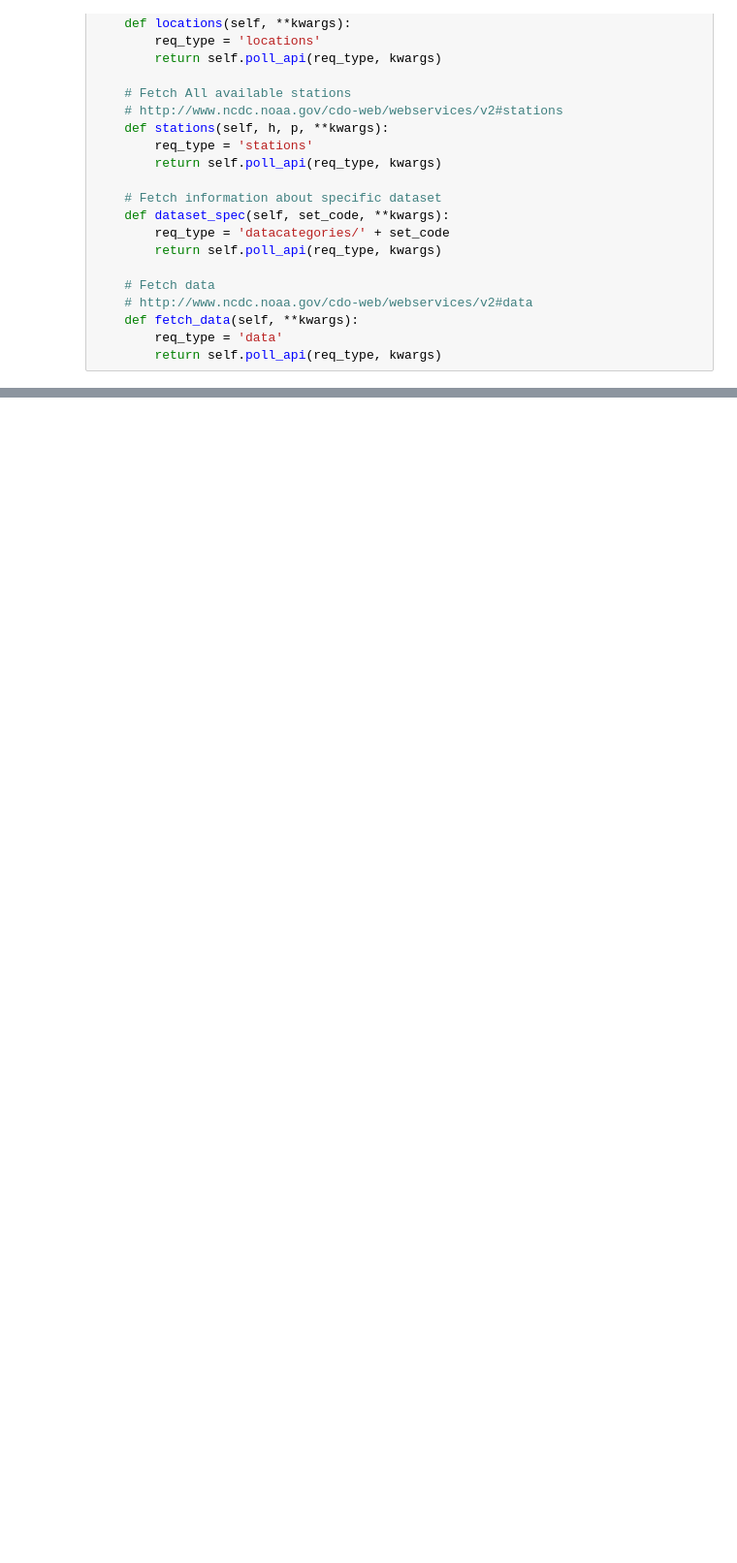
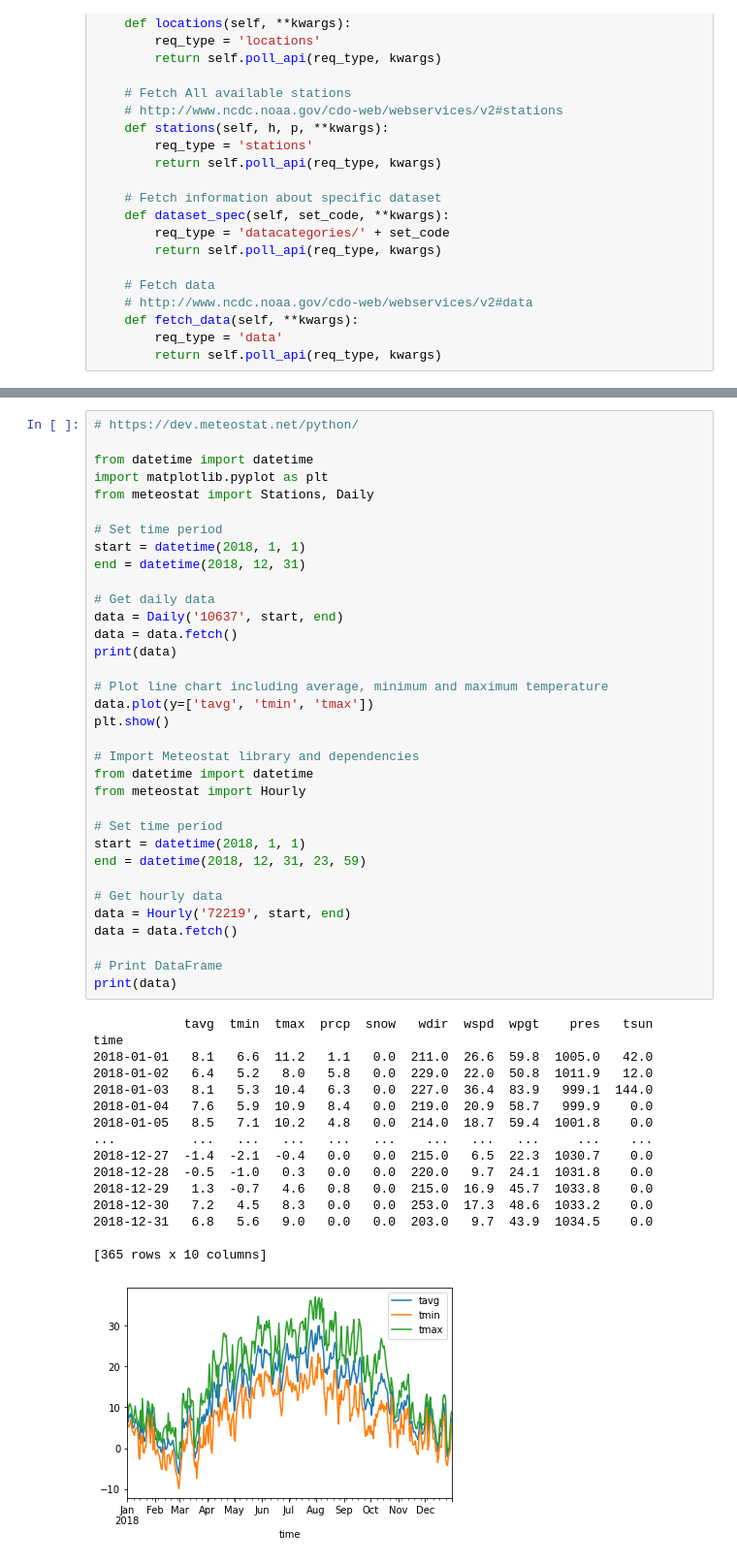
Before and after one commit to DanBickelhaupt/GoogleColab, a Jupyter notebook: weather_scraper.ipynb, the cells around one changed output, grey strips where cells are left out. Shown at 97% size. Saved outputs shown, nothing was run; the diff lists cells and outputs as text; blank space fills up the shorter version.

```diff
--- a/weather_scraper.ipynb
+++ b/weather_scraper.ipynb
@@ -98,0 +154,51 @@ for i in categories:
+# %%
+# https://dev.meteostat.net/python/
+
+from datetime import datetime
+import matplotlib.pyplot as plt
+from meteostat import Stations, Daily
+
+# Set time period
+start = datetime(2018, 1, 1)
+end = datetime(2018, 12, 31)
+
+# Get daily data
+data = Daily('10637', start, end)
+data = data.fetch()
+print(data)
+
+# Plot line chart including average, minimum and maximum temperature
+data.plot(y=['tavg', 'tmin', 'tmax'])
+plt.show()
+
+# Import Meteostat library and dependencies
+from datetime import datetime
+from meteostat import Hourly
+
+# Set time period
+start = datetime(2018, 1, 1)
+end = datetime(2018, 12, 31, 23, 59)
+
+# Get hourly data
+data = Hourly('72219', start, end)
+data = data.fetch()
+
+# Print DataFrame
+print(data)
+# %% [output]
+            tavg  tmin  tmax  prcp  snow   wdir  wspd  wpgt    pres   tsun
+time
+2018-01-01   8.1   6.6  11.2   1.1   0.0  211.0  26.6  59.8  1005.0   42.0
+2018-01-02   6.4   5.2   8.0   5.8   0.0  229.0  22.0  50.8  1011.9   12.0
+2018-01-03   8.1   5.3  10.4   6.3   0.0  227.0  36.4  83.9   999.1  144.0
+2018-01-04   7.6   5.9  10.9   8.4   0.0  219.0  20.9  58.7   999.9    0.0
+2018-01-05   8.5   7.1  10.2   4.8   0.0  214.0  18.7  59.4  1001.8    0.0
+...          ...   ...   ...   ...   ...    ...   ...   ...     ...    ...
+2018-12-27  -1.4  -2.1  -0.4   0.0   0.0  215.0   6.5  22.3  1030.7    0.0
+2018-12-28  -0.5  -1.0   0.3   0.0   0.0  220.0   9.7  24.1  1031.8    0.0
+2018-12-29   1.3  -0.7   4.6   0.8   0.0  215.0  16.9  45.7  1033.8    0.0
+2018-12-30   7.2   4.5   8.3   0.0   0.0  253.0  17.3  48.6  1033.2    0.0
+2018-12-31   6.8   5.6   9.0   0.0   0.0  203.0   9.7  43.9  1034.5    0.0
+
+[365 rows x 10 columns]
+[figure, added]
```
Also changed, not shown: parts of 5 cells of this notebook.
